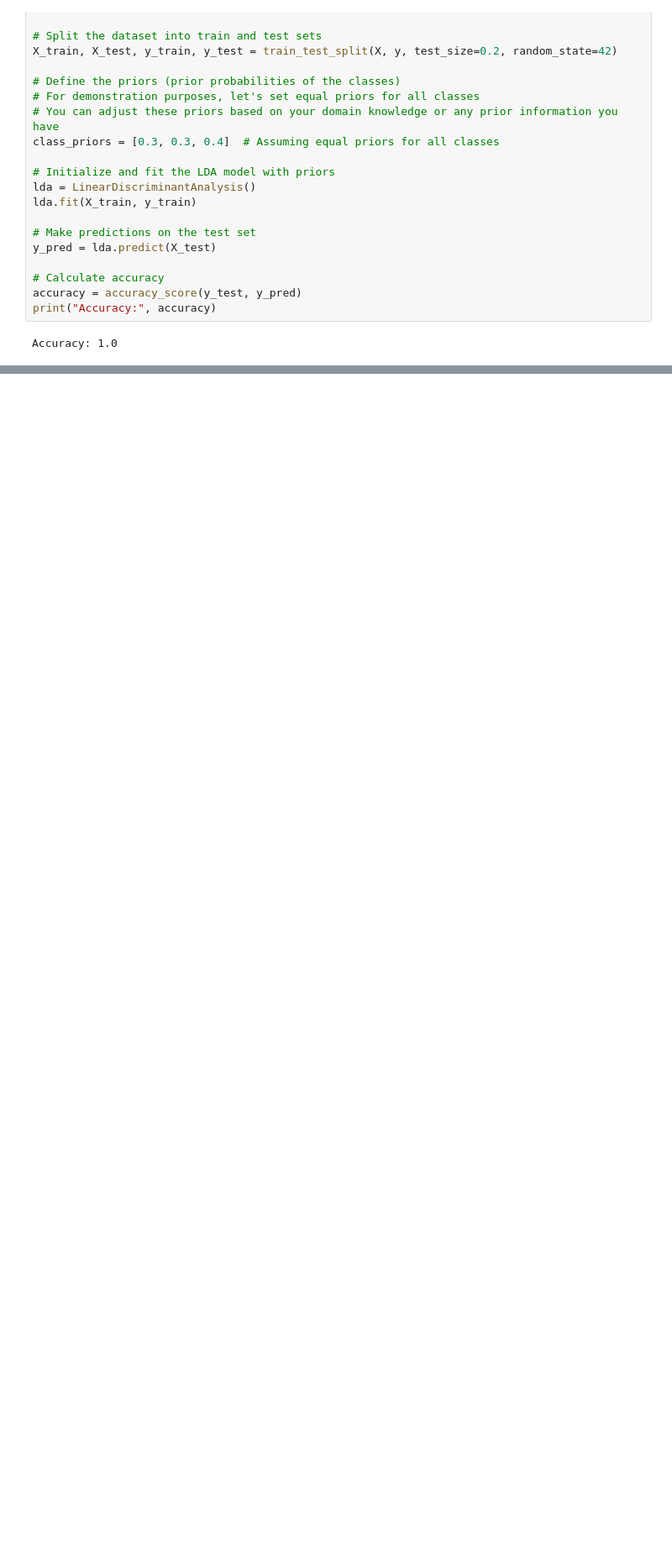
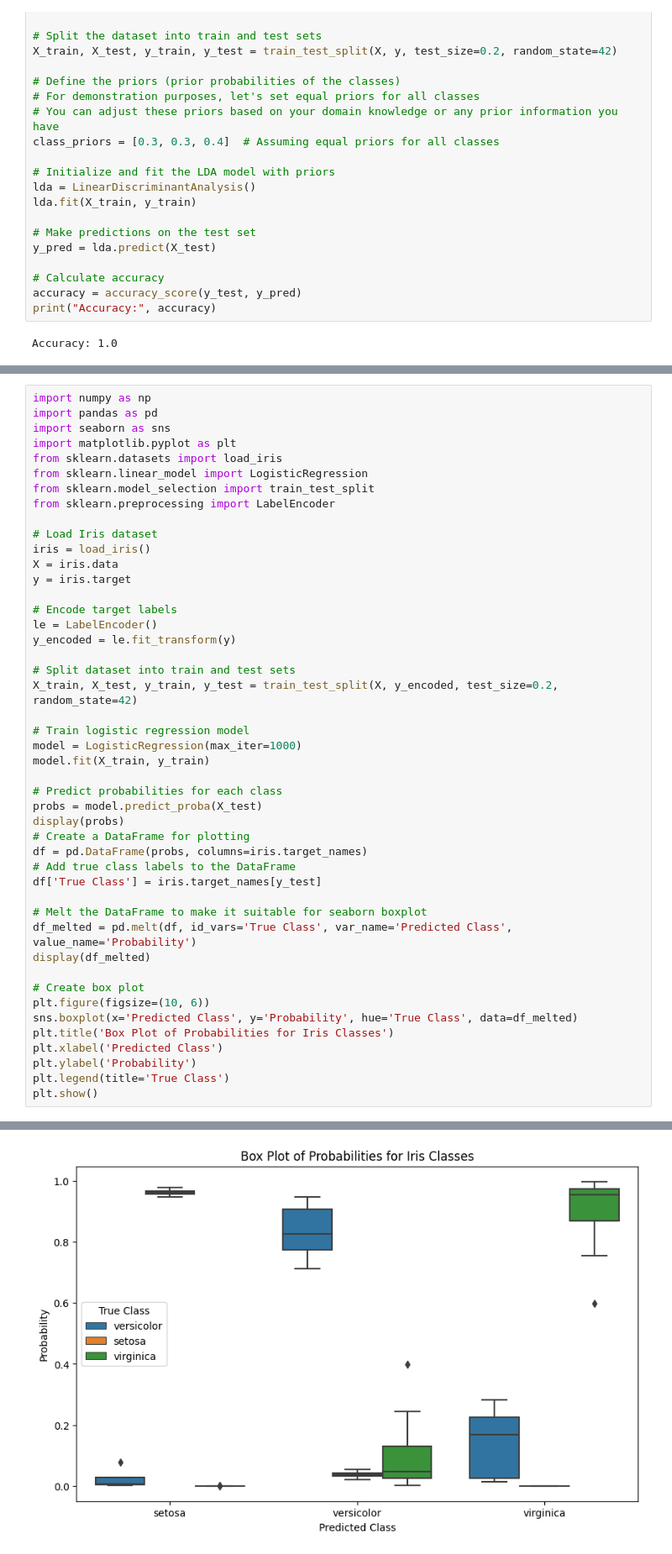
Before and after one commit to Versus-91/aitoolkit, a Jupyter notebook: test.ipynb, the cells around one changed output, grey strips where cells are left out. Shown at 84% size. Saved outputs shown, nothing was run; the diff lists cells and outputs as text; blank space fills up the shorter version.

```diff
--- a/test.ipynb
+++ b/test.ipynb
@@ -376,0 +418,47 @@ Accuracy: 1.0
+# %%
+import numpy as np
+import pandas as pd
+import seaborn as sns
+import matplotlib.pyplot as plt
+from sklearn.datasets import load_iris
+from sklearn.linear_model import LogisticRegression
+from sklearn.model_selection import train_test_split
+from sklearn.preprocessing import LabelEncoder
+
+# Load Iris dataset
+iris = load_iris()
+X = iris.data
+y = iris.target
+
+# Encode target labels
+le = LabelEncoder()
+y_encoded = le.fit_transform(y)
+
+# Split dataset into train and test sets
+X_train, X_test, y_train, y_test = train_test_split(X, y_encoded, test_size=0.2, random_state=42)
+
+# Train logistic regression model
+model = LogisticRegression(max_iter=1000)
+model.fit(X_train, y_train)
+
+# Predict probabilities for each class
+probs = model.predict_proba(X_test)
+display(probs)
+# Create a DataFrame for plotting
+df = pd.DataFrame(probs, columns=iris.target_names)
+# Add true class labels to the DataFrame
+df['True Class'] = iris.target_names[y_test]
+
+# Melt the DataFrame to make it suitable for seaborn boxplot
+df_melted = pd.melt(df, id_vars='True Class', var_name='Predicted Class', value_name='Probability')
+display(df_melted)
+
+# Create box plot
+plt.figure(figsize=(10, 6))
+sns.boxplot(x='Predicted Class', y='Probability', hue='True Class', data=df_melted)
+plt.title('Box Plot of Probabilities for Iris Classes')
+plt.xlabel('Predicted Class')
+plt.ylabel('Probability')
+plt.legend(title='True Class')
+plt.show()
+# %% [output]
@@ -376,0 +495 @@ Accuracy: 1.0
+[figure, added]
```
Also changed, not shown: parts of 4 cells of this notebook, 6 other files.
